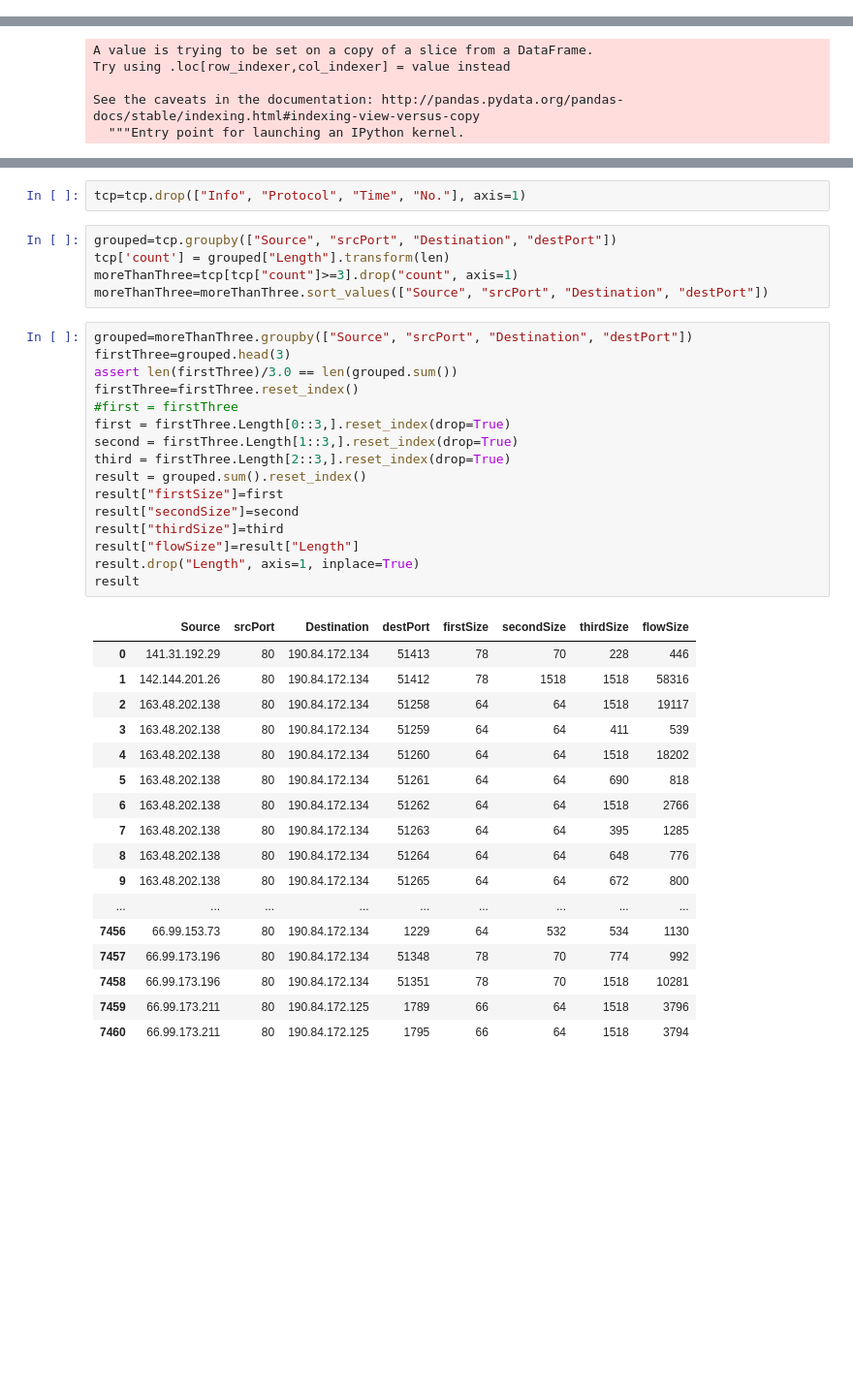
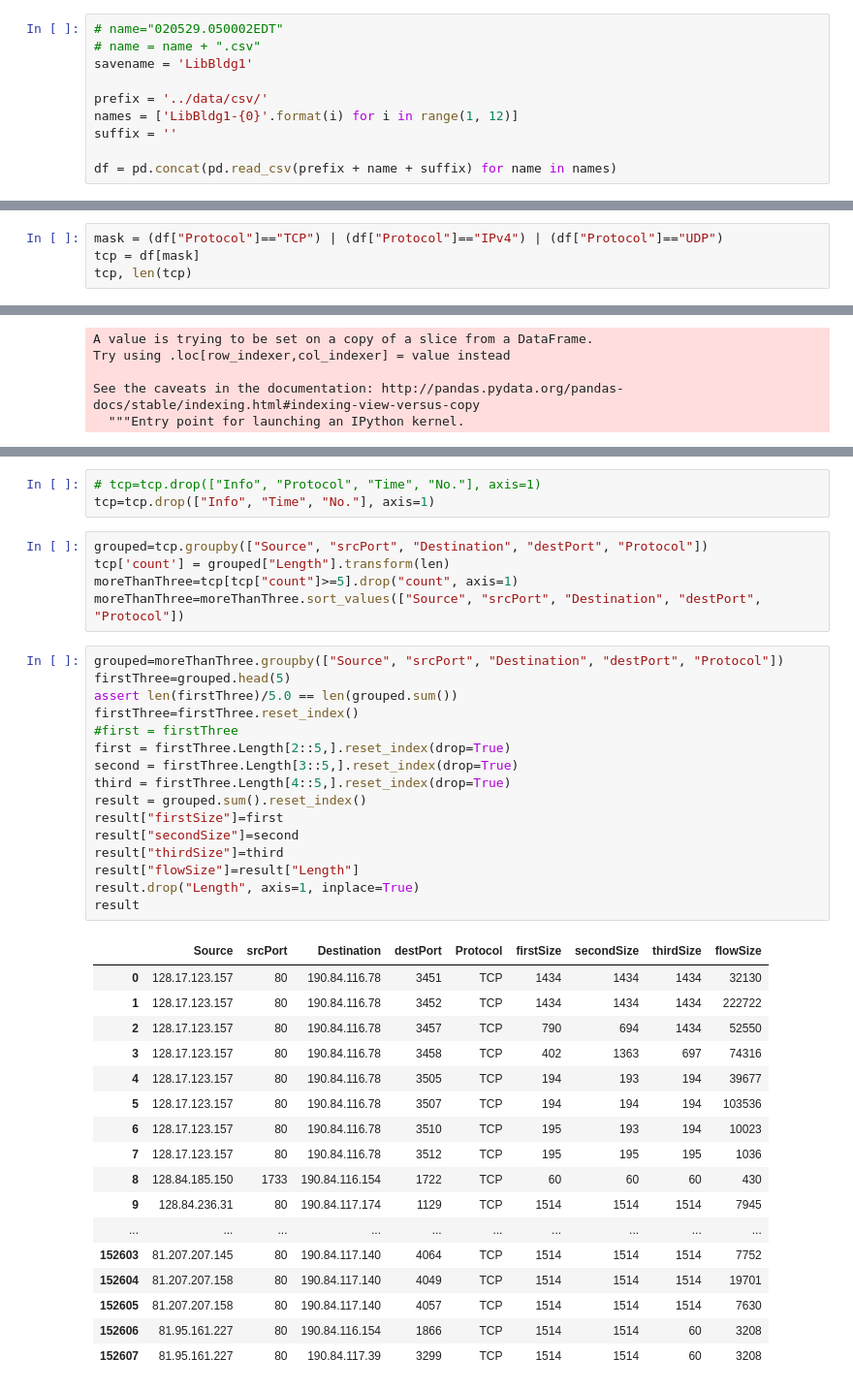
Before and after one commit to aksaw/flow-size-prediction, a Jupyter notebook: FlowAnalysis.ipynb, the cells around one changed output, grey strips where cells are left out. Shown at 97% size. Drawn from its saved outputs; the diff is of its cells as text; blank space fills up the shorter version.

```diff
--- a/FlowAnalysis.ipynb
+++ b/FlowAnalysis.ipynb
@@ -28,0 +3,10 @@ tcp
+# %%
+# name="020529.050002EDT"
+# name = name + ".csv"
+savename = 'LibBldg1'
+
+prefix = '../data/csv/'
+names = ['LibBldg1-{0}'.format(i) for i in range(1, 12)]
+suffix = ''
+
+df = pd.concat(pd.read_csv(prefix + name + suffix) for name in names)
@@ -28,0 +26,4 @@ tcp
+# %%
+mask = (df["Protocol"]=="TCP") | (df["Protocol"]=="IPv4") | (df["Protocol"]=="UDP")
+tcp = df[mask]
+tcp, len(tcp)
@@ -48,41 +73,42 @@ tcp=tcp[tcp.srcPort.str.isnumeric()]
 # %%
-tcp=tcp.drop(["Info", "Protocol", "Time", "No."], axis=1)
+# tcp=tcp.drop(["Info", "Protocol", "Time", "No."], axis=1)
+tcp=tcp.drop(["Info", "Time", "No."], axis=1)
 # %%
-grouped=tcp.groupby(["Source", "srcPort", "Destination", "destPort"])
+grouped=tcp.groupby(["Source", "srcPort", "Destination", "destPort", "Protocol"])
 tcp['count'] = grouped["Length"].transform(len)
-moreThanThree=tcp[tcp["count"]>=3].drop("count", axis=1)
-moreThanThree=moreThanThree.sort_values(["Source", "srcPort", "Destination", "destPort"])
+moreThanThree=tcp[tcp["count"]>=5].drop("count", axis=1)
+moreThanThree=moreThanThree.sort_values(["Source", "srcPort", "Destination", "destPort", "Protocol"])
 # %%
-grouped=moreThanThree.groupby(["Source", "srcPort", "Destination", "destPort"])
-firstThree=grouped.head(3)
-assert len(firstThree)/3.0 == len(grouped.sum())
+grouped=moreThanThree.groupby(["Source", "srcPort", "Destination", "destPort", "Protocol"])
+firstThree=grouped.head(5)
+assert len(firstThree)/5.0 == len(grouped.sum())
 firstThree=firstThree.reset_index()
 #first = firstThree
-first = firstThree.Length[0::3,].reset_index(drop=True)
-second = firstThree.Length[1::3,].reset_index(drop=True)
-third = firstThree.Length[2::3,].reset_index(drop=True)
+first = firstThree.Length[2::5,].reset_index(drop=True)
+second = firstThree.Length[3::5,].reset_index(drop=True)
+third = firstThree.Length[4::5,].reset_index(drop=True)
 result = grouped.sum().reset_index()
 result["firstSize"]=first
 result["secondSize"]=second
 result["thirdSize"]=third
 result["flowSize"]=result["Length"]
 result.drop("Length", axis=1, inplace=True)
 result
 # %% [output]
-|  | Source | srcPort | Destination | destPort | firstSize | secondSize | thirdSize | flowSize |
-| 0 | 141.31.192.29 | 80 | 190.84.172.134 | 51413 | 78 | 70 | 228 | 446 |
-| 1 | 142.144.201.26 | 80 | 190.84.172.134 | 51412 | 78 | 1518 | 1518 | 58316 |
-| 2 | 163.48.202.138 | 80 | 190.84.172.134 | 51258 | 64 | 64 | 1518 | 19117 |
-| 3 | 163.48.202.138 | 80 | 190.84.172.134 | 51259 | 64 | 64 | 411 | 539 |
-| 4 | 163.48.202.138 | 80 | 190.84.172.134 | 51260 | 64 | 64 | 1518 | 18202 |
-| 5 | 163.48.202.138 | 80 | 190.84.172.134 | 51261 | 64 | 64 | 690 | 818 |
-| 6 | 163.48.202.138 | 80 | 190.84.172.134 | 51262 | 64 | 64 | 1518 | 2766 |
-| 7 | 163.48.202.138 | 80 | 190.84.172.134 | 51263 | 64 | 64 | 395 | 1285 |
-| 8 | 163.48.202.138 | 80 | 190.84.172.134 | 51264 | 64 | 64 | 648 | 776 |
-| 9 | 163.48.202.138 | 80 | 190.84.172.134 | 51265 | 64 | 64 | 672 | 800 |
-| ... | ... | ... | ... | ... | ... | ... | ... | ... |
-| 7456 | 66.99.153.73 | 80 | 190.84.172.134 | 1229 | 64 | 532 | 534 | 1130 |
-| 7457 | 66.99.173.196 | 80 | 190.84.172.134 | 51348 | 78 | 70 | 774 | 992 |
-| 7458 | 66.99.173.196 | 80 | 190.84.172.134 | 51351 | 78 | 70 | 1518 | 10281 |
-| 7459 | 66.99.173.211 | 80 | 190.84.172.125 | 1789 | 66 | 64 | 1518 | 3796 |
-| 7460 | 66.99.173.211 | 80 | 190.84.172.125 | 1795 | 66 | 64 | 1518 | 3794 |
+|  | Source | srcPort | Destination | destPort | Protocol | firstSize | secondSize | thirdSize | flowSize |
+| 0 | 128.17.123.157 | 80 | 190.84.116.78 | 3451 | TCP | 1434 | 1434 | 1434 | 32130 |
+| 1 | 128.17.123.157 | 80 | 190.84.116.78 | 3452 | TCP | 1434 | 1434 | 1434 | 222722 |
+| 2 | 128.17.123.157 | 80 | 190.84.116.78 | 3457 | TCP | 790 | 694 | 1434 | 52550 |
+| 3 | 128.17.123.157 | 80 | 190.84.116.78 | 3458 | TCP | 402 | 1363 | 697 | 74316 |
+| 4 | 128.17.123.157 | 80 | 190.84.116.78 | 3505 | TCP | 194 | 193 | 194 | 39677 |
+| 5 | 128.17.123.157 | 80 | 190.84.116.78 | 3507 | TCP | 194 | 194 | 194 | 103536 |
+| 6 | 128.17.123.157 | 80 | 190.84.116.78 | 3510 | TCP | 195 | 193 | 194 | 10023 |
+| 7 | 128.17.123.157 | 80 | 190.84.116.78 | 3512 | TCP | 195 | 195 | 195 | 1036 |
+| 8 | 128.84.185.150 | 1733 | 190.84.116.154 | 1722 | TCP | 60 | 60 | 60 | 430 |
+| 9 | 128.84.236.31 | 80 | 190.84.117.174 | 1129 | TCP | 1514 | 1514 | 1514 | 7945 |
+| ... | ... | ... | ... | ... | ... | ... | ... | ... | ... |
+| 152603 | 81.207.207.145 | 80 | 190.84.117.140 | 4064 | TCP | 1514 | 1514 | 1514 | 7752 |
+| 152604 | 81.207.207.158 | 80 | 190.84.117.140 | 4049 | TCP | 1514 | 1514 | 1514 | 19701 |
+| 152605 | 81.207.207.158 | 80 | 190.84.117.140 | 4057 | TCP | 1514 | 1514 | 1514 | 7630 |
+| 152606 | 81.95.161.227 | 80 | 190.84.116.154 | 1866 | TCP | 1514 | 1514 | 60 | 3208 |
+| 152607 | 81.95.161.227 | 80 | 190.84.117.39 | 3299 | TCP | 1514 | 1514 | 60 | 3208 |
```
Also changed, not shown: parts of 12 cells of this notebook, 5 other files.
